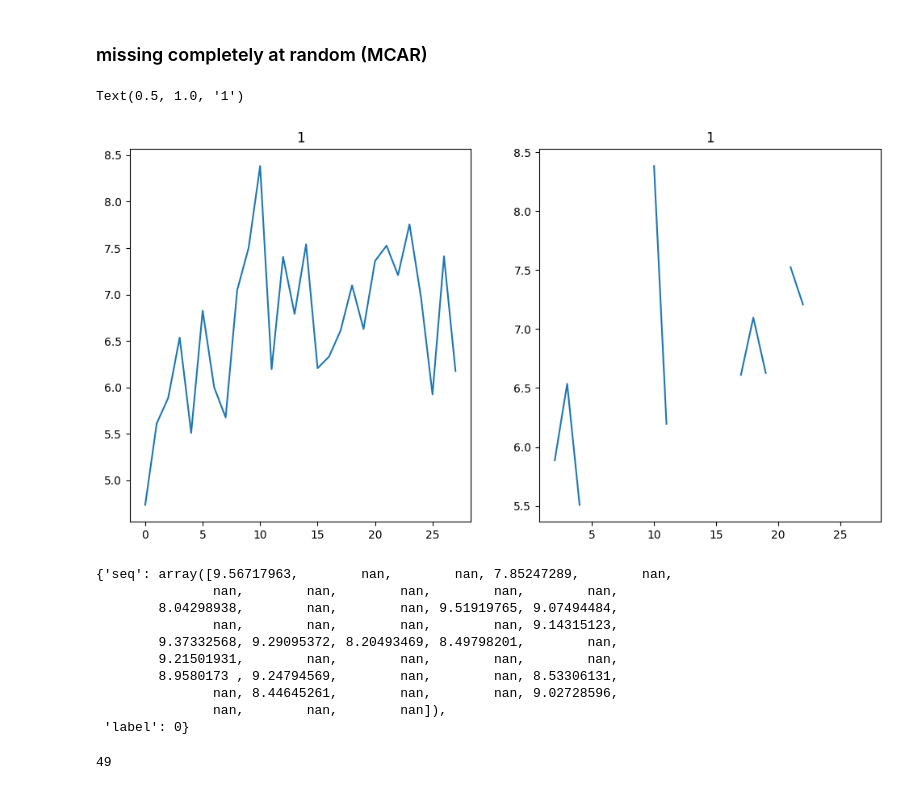
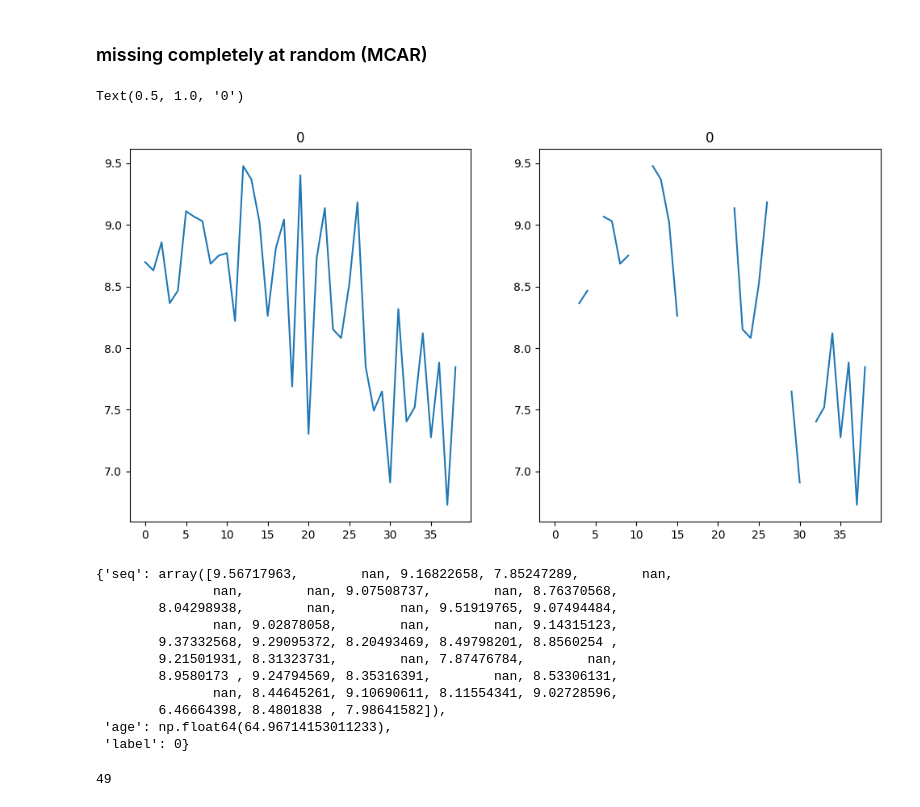
Before and after one commit to jp4147/trend-analysis, a Jupyter notebook: experiment.ipynb, the cells around one changed output. Drawn from its saved outputs; the diff is of its cells as text; code cells hidden in the pictures.

```diff
--- a/experiment.ipynb
+++ b/experiment.ipynb
@@ -64,6 +64,7 @@ def generate_trends(num_sequences, max_length, beta, noise):
 
         data[patid] = {}
         data[patid]['seq'] = y
+        data[patid]['age'] = ages[patid]
         if trend_type == 'increasing':
             data[patid]['label'] = 1
         else:
@@ -100,7 +101,7 @@ with open('datasets/noise0.6_beta0.1.pickle','wb') as handle:
 # %%
 import copy
 # %%
-def introduce_mcar(data, missing_rate=0.6):
+def introduce_mcar(data, missing_rate=0.3):
     np.random.seed(111)
     for patid, values in data.items():
         seq = values['seq']
@@ -116,28 +117,29 @@ with open('datasets/noise0.6_beta0.1.pickle','rb') as handle:
 data_miss = introduce_mcar(copy.deepcopy(trends_data))
 # %%
 # miss = 0.1
-i = 100
+i = 70
 fig, axes = plt.subplots(1, 2, figsize=(12, 6))
 axes[0].plot(trends_data[i]['seq'])
 axes[0].set_title(trends_data[i]['label'])
 
 axes[1].plot(data_miss[i]['seq'])
 axes[1].set_title(data_miss[i]['label'])
 # %% [output]
-Text(0.5, 1.0, '1')
+Text(0.5, 1.0, '0')
-[figure, old version]
+[figure, new version]
 # %%
 data_miss[0]
 # %% [output]
-{'seq': array([9.56717963,        nan,        nan, 7.85247289,        nan,
-               nan,        nan,        nan,        nan,        nan,
+{'seq': array([9.56717963,        nan, 9.16822658, 7.85247289,        nan,
+               nan,        nan, 9.07508737,        nan, 8.76370568,
         8.04298938,        nan,        nan, 9.51919765, 9.07494484,
-               nan,        nan,        nan,        nan, 9.14315123,
-        9.37332568, 9.29095372, 8.20493469, 8.49798201,        nan,
-        9.21501931,        nan,        nan,        nan,        nan,
-        8.9580173 , 9.24794569,        nan,        nan, 8.53306131,
-               nan, 8.44645261,        nan,        nan, 9.02728596,
-               nan,        nan,        nan]),
+               nan, 9.02878058,        nan,        nan, 9.14315123,
+        9.37332568, 9.29095372, 8.20493469, 8.49798201, 8.8560254 ,
+        9.21501931, 8.31323731,        nan, 7.87476784,        nan,
+        8.9580173 , 9.24794569, 8.35316391,        nan, 8.53306131,
+               nan, 8.44645261, 9.10690611, 8.11554341, 9.02728596,
+        6.46664398, 8.4801838 , 7.98641582]),
+ 'age': np.float64(64.96714153011233),
  'label': 0}
 # %%
 for key, pat_dat in data_miss.items():
```
Also changed, not shown: parts of 18 cells of this notebook, 28 other files.
